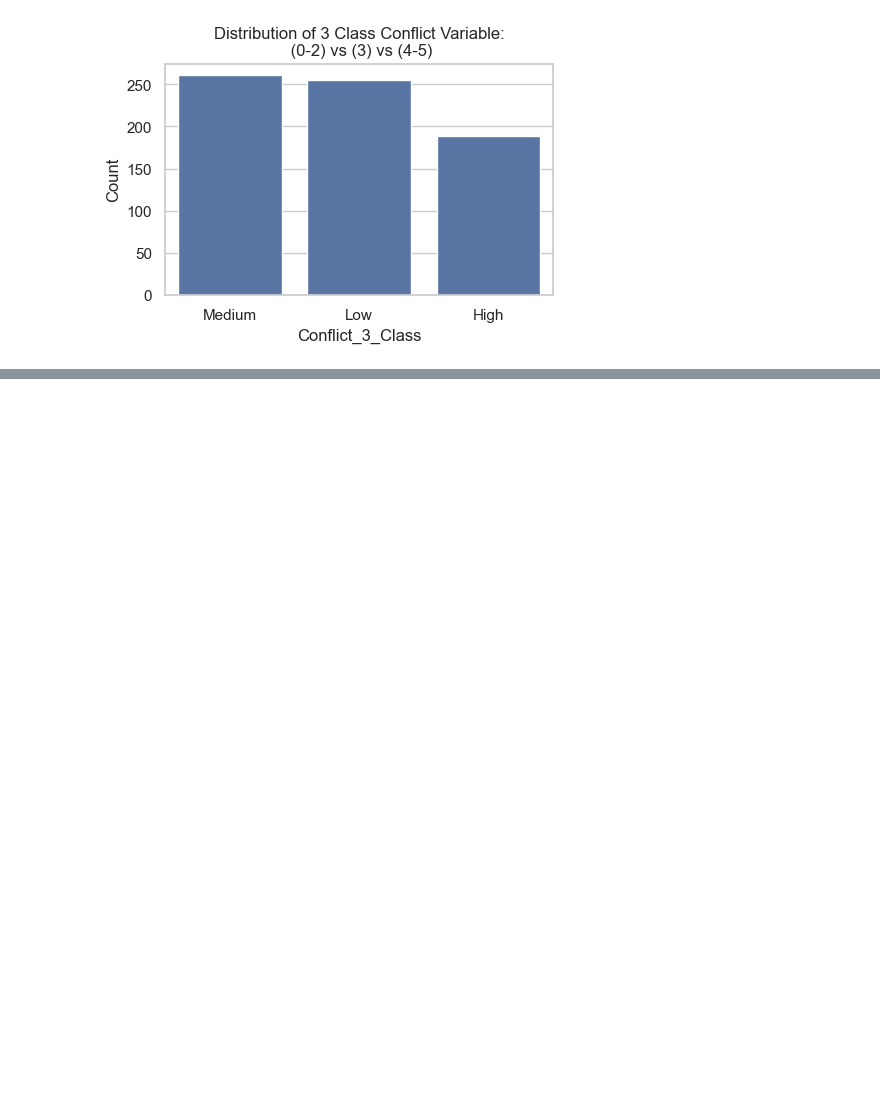
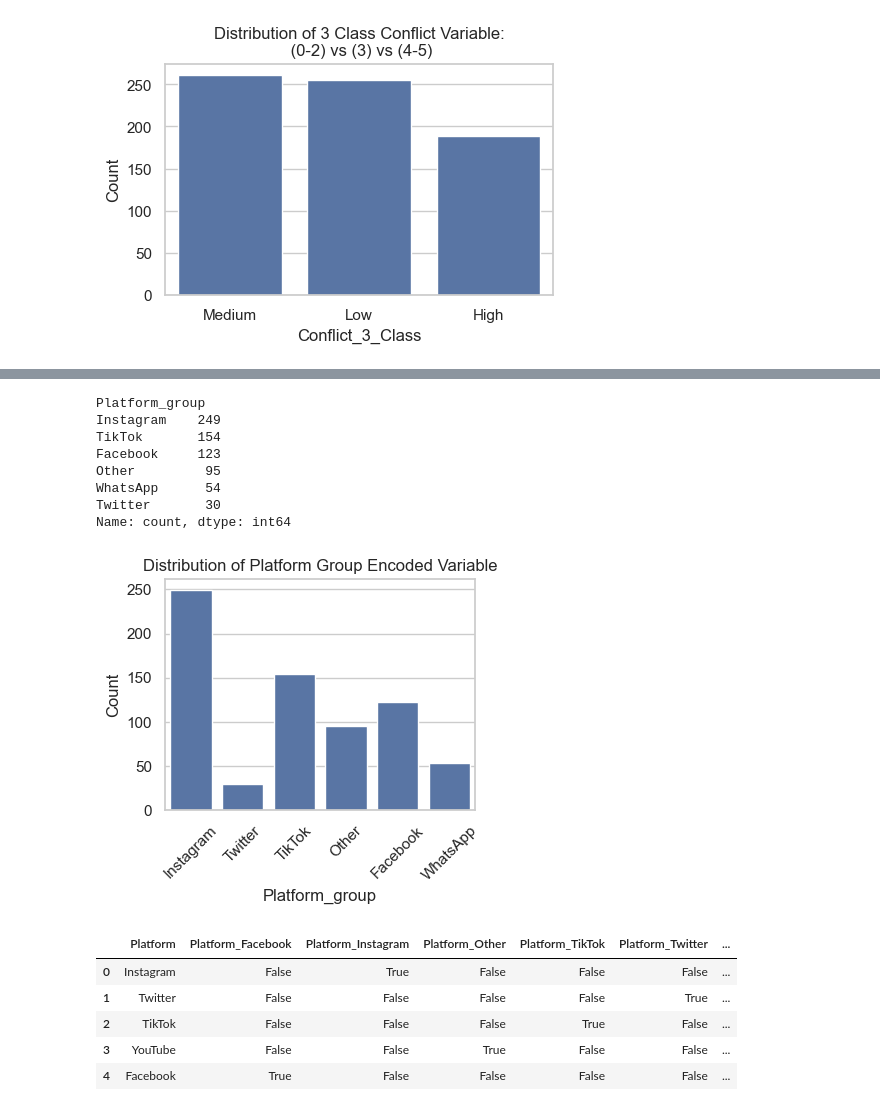
Before and after one commit to numberwrangler/SDS-CP029-social-sphere, a Jupyter notebook: submissions/team-members/bob-hosseini/notebooks/01_EDA_SocialSphere.ipynb, the cells around one changed output, grey strips where cells are left out. Drawn from its saved outputs; the diff is of its cells as text; code cells hidden in the pictures; blank space fills up the shorter version.

```diff
--- a/submissions/team-members/bob-hosseini/notebooks/01_EDA_SocialSphere.ipynb
+++ b/submissions/team-members/bob-hosseini/notebooks/01_EDA_SocialSphere.ipynb
@@ -697,0 +783,39 @@ Class imbalance ratio: 1.38
+# %%
+# Grouping Platforms with category size less than 10% of the total
+
+# group the platforms with category size less than 10% of the total
+df_encoded['Platform_group'] = df_encoded['Platform'].apply(lambda x: 'Other' if df_encoded['Platform'].value_counts()[x] < 30 else x)
+
+# print the distribution of the platform_group variable
+print(df_encoded['Platform_group'].value_counts())
+
+# plot the distribution of the Platform_group variable
+plt.figure(figsize=(4, 3))
+sns.countplot(data=df_encoded, x='Platform_group')
+plt.title('Distribution of Platform Group Encoded Variable')
+plt.xticks(rotation=45)
+plt.ylabel('Count')
+plt.show()
+
+# one-hot encode the platform_group variable
+df_encoded = pd.get_dummies(df_encoded, columns=['Platform_group'], prefix='Platform')
+# print(df_encoded['Platform_group'].head())
+
+col_platform_group = [col for col in df_encoded.columns if 'Platform' in col]
+df_encoded[col_platform_group].head()
+# %% [output]
+Platform_group
+Instagram    249
+TikTok       154
+Facebook     123
+Other         95
+WhatsApp      54
+Twitter       30
+Name: count, dtype: int64
+[figure, added]
+|  | Platform | Platform_Facebook | Platform_Instagram | Platform_Other | Platform_TikTok | Platform_Twitter | ... |
+| 0 | Instagram | False | True | False | False | False | ... |
+| 1 | Twitter | False | False | False | False | True | ... |
+| 2 | TikTok | False | False | False | True | False | ... |
+| 3 | YouTube | False | False | True | False | False | ... |
+| 4 | Facebook | True | False | False | False | False | ... |
```
Also changed, not shown: parts of 4 cells of this notebook, 1 other file.
